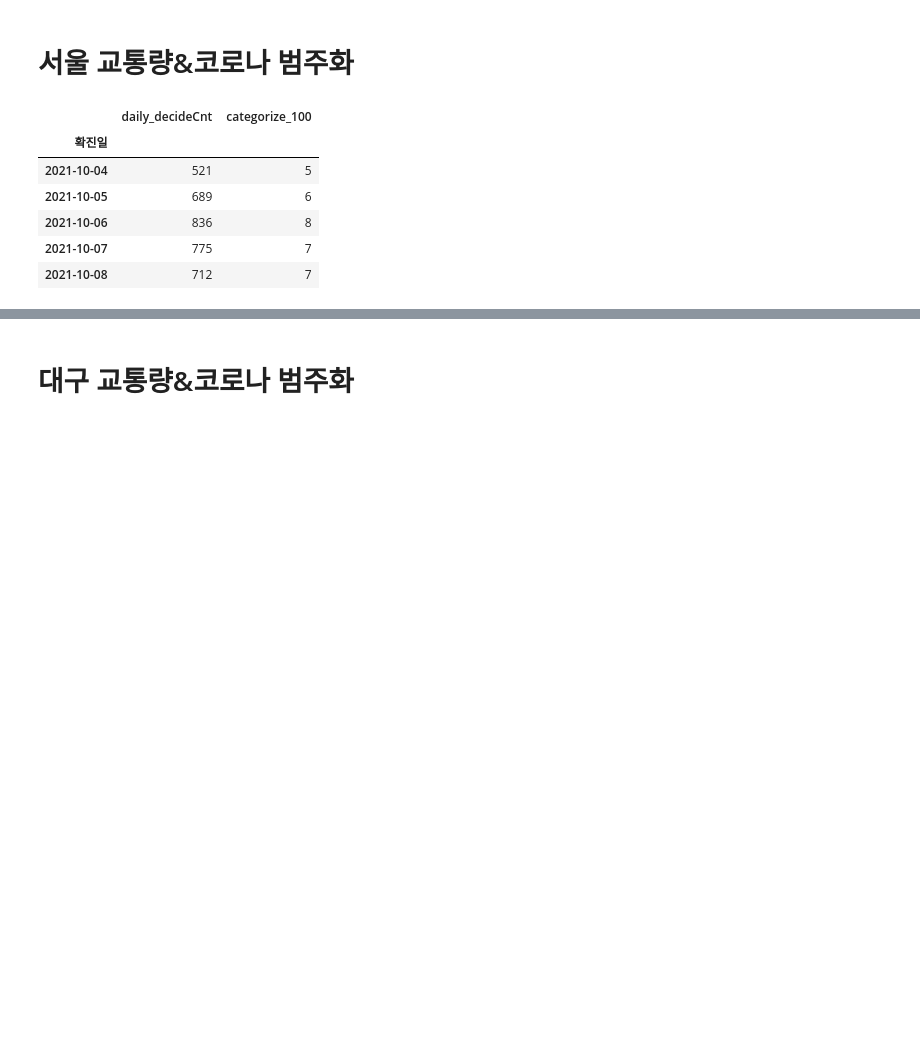
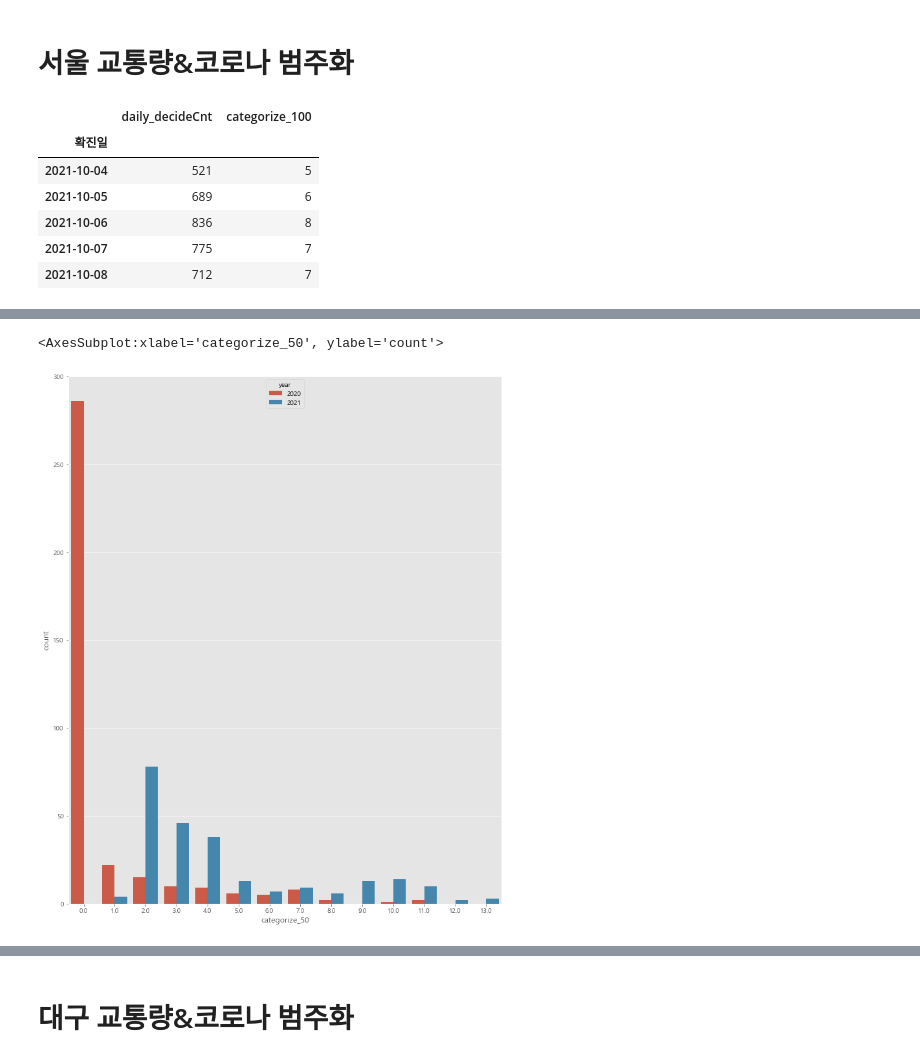
Before and after one commit to WooShangHyeon/damentor_3, a Jupyter notebook: Categorize corona probability_LHJ.ipynb, the cells around one changed output, grey strips where cells are left out. Saved outputs shown, nothing was run; the diff lists cells and outputs as text; code cells hidden in the pictures; blank space fills up the shorter version.

```diff
--- a/Categorize corona probability_LHJ.ipynb
+++ b/Categorize corona probability_LHJ.ipynb
@@ -240,0 +297,5 @@ sns.lineplot(x='categorize_100', y='1종교통량',data=data_mart_seoul,hue='yea
+# %%
+#좀 더 세분화해보자(50단위로 나누기)
+
+data_mart_seoul['categorize_50']=data_mart_seoul.daily_decideCnt//50
+data_mart_seoul
@@ -241,3 +317,9 @@ sns.lineplot(x='categorize_100', y='1종교통량',data=data_mart_seoul,hue='yea
+# %%
+plt.figure(figsize=(12,15))
+sns.countplot(x='categorize_50',data=data_mart_seoul,hue='year')
+# %% [output]
+<AxesSubplot:xlabel='categorize_50', ylabel='count'>
+[figure, added]
 # %%
 #확진자수에 따른 평균 총교통량
 
```
Also changed, not shown: parts of 10 cells of this notebook, 21 other files.
